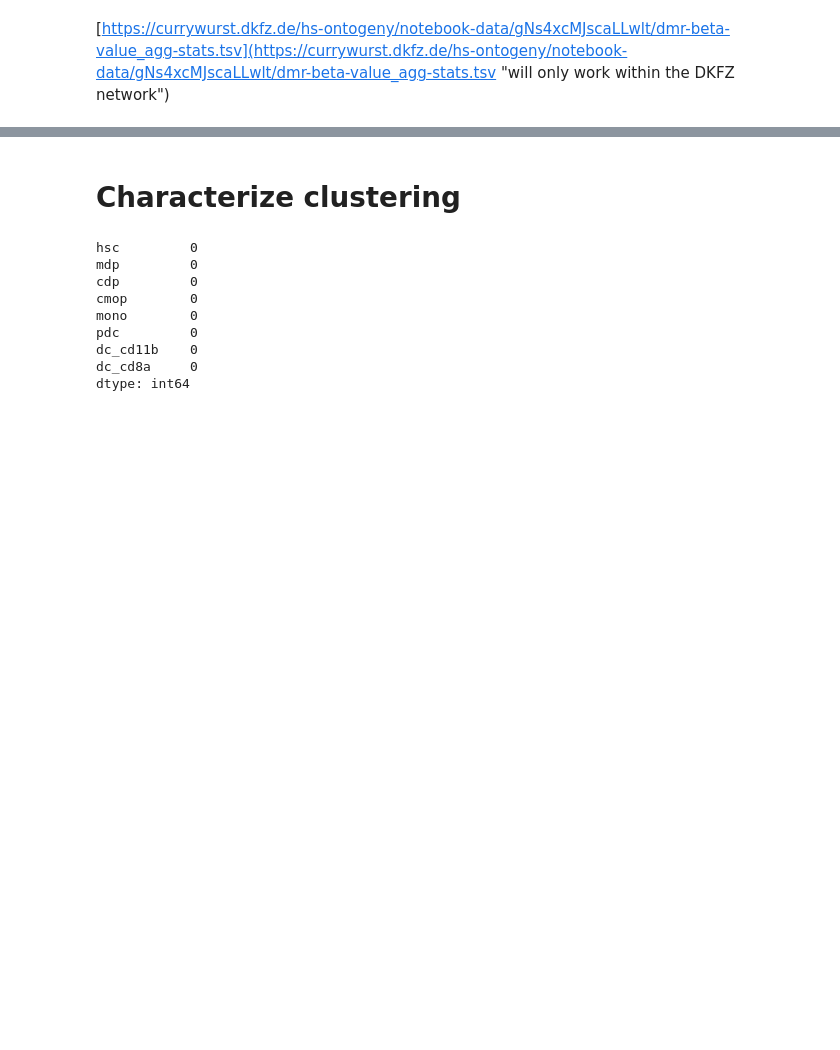
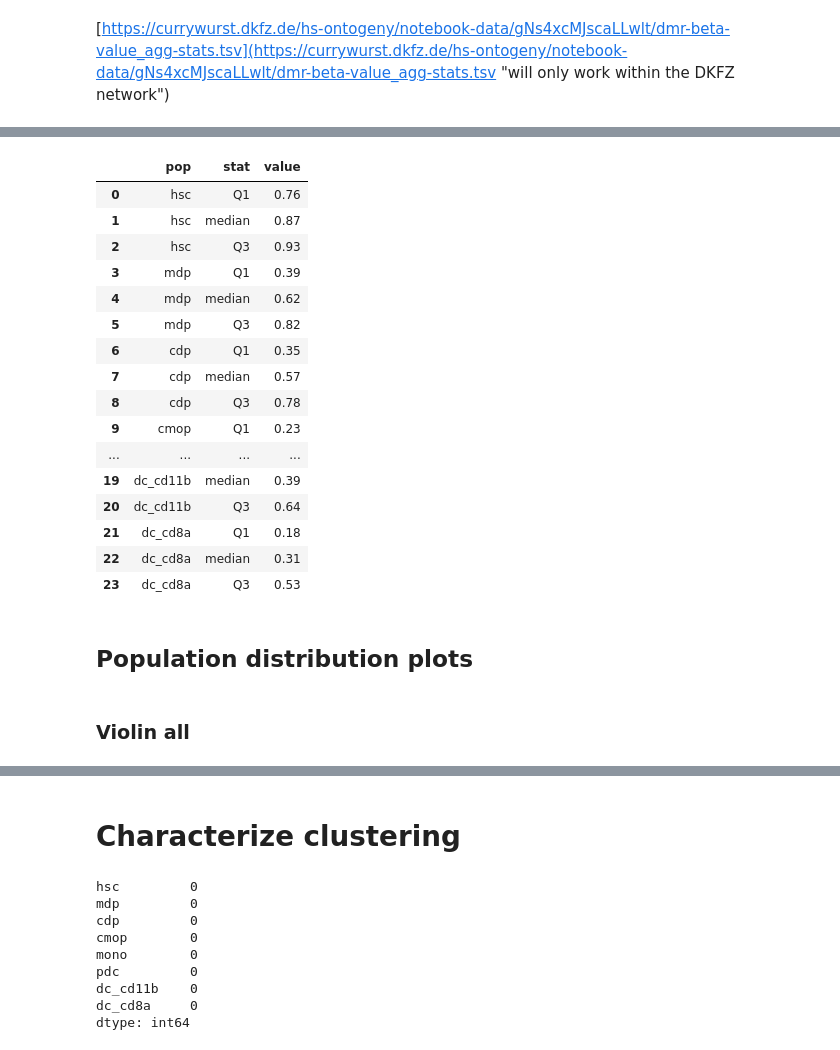
Before and after one commit to stephenkraemer/dendritic_cells, a Jupyter notebook: dendritic_cells/analyses_for_manuscript_20201015_nb.ipynb, the cells around one changed output, grey strips where cells are left out. Cells and saved outputs as stored; diff of their text form; code cells hidden in the pictures; blank space fills up the shorter version.

```diff
--- a/dendritic_cells/analyses_for_manuscript_20201015_nb.ipynb
+++ b/dendritic_cells/analyses_for_manuscript_20201015_nb.ipynb
@@ -421,0 +523,36 @@ ut.dkfz_link(results_dir + '/dmr-beta-value_agg-stats.tsv')
+# %%
+q1_median_q3_pop_long = (
+    beta_values.describe()
+    .T.reset_index()
+    .rename(columns={"index": "pop", "25%": "Q1", "50%": "median", "75%": "Q3"})[
+        ["pop", "Q1", "median", "Q3"]
+    ]
+    .set_index("pop")
+    .stack()
+    .to_frame()
+    .reset_index()
+    .set_axis(["pop", "stat", "value"], axis=1)
+)
+q1_median_q3_rep
+# %% [output]
+|  | pop | stat | value |
+| 0 | hsc | Q1 | 0.76 |
+| 1 | hsc | median | 0.87 |
+| 2 | hsc | Q3 | 0.93 |
+| 3 | mdp | Q1 | 0.39 |
+| 4 | mdp | median | 0.62 |
+| 5 | mdp | Q3 | 0.82 |
+| 6 | cdp | Q1 | 0.35 |
+| 7 | cdp | median | 0.57 |
+| 8 | cdp | Q3 | 0.78 |
+| 9 | cmop | Q1 | 0.23 |
+| ... | ... | ... | ... |
+| 19 | dc_cd11b | median | 0.39 |
+| 20 | dc_cd11b | Q3 | 0.64 |
+| 21 | dc_cd8a | Q1 | 0.18 |
+| 22 | dc_cd8a | median | 0.31 |
+| 23 | dc_cd8a | Q3 | 0.53 |
+# %% [markdown]
+## Population distribution plots
+# %% [markdown]
+### Violin all
```
Also changed, not shown: parts of 35 cells of this notebook, 3 other files.
